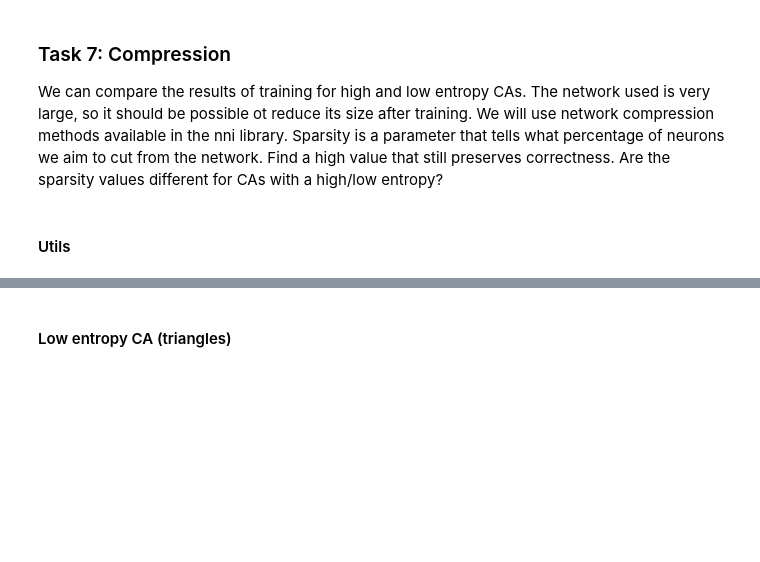
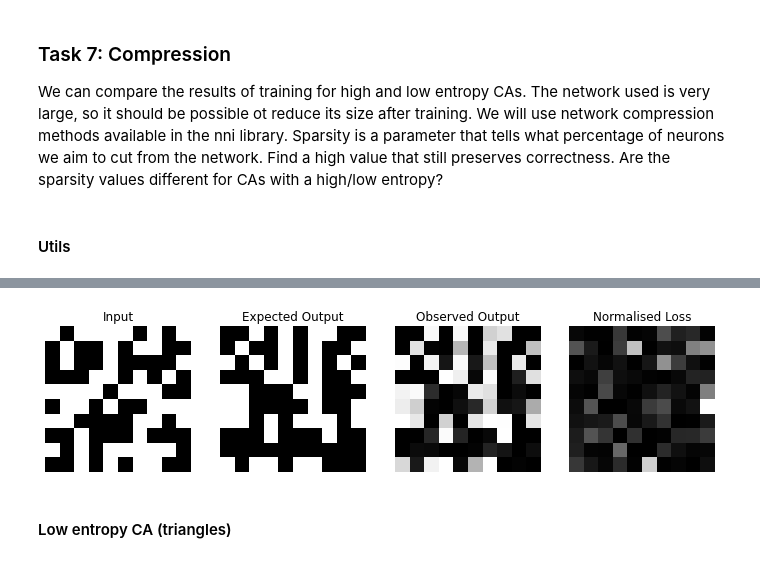
Before and after one commit to luknw/convoca, a Jupyter notebook: lab_cnn_as_ca.ipynb, the cells around one changed output, grey strips where cells are left out. Saved outputs shown, nothing was run; the diff lists cells and outputs as text; code cells hidden in the pictures; blank space fills up the shorter version.

```diff
--- a/lab_cnn_as_ca.ipynb
+++ b/lab_cnn_as_ca.ipynb
@@ -479,0 +504,3 @@ display_sample_output(ca, m)
+# %%
+display_sample_output(ca, m, use_glider=False)
+# %% [output]
@@ -480,3 +508,4 @@ display_sample_output(ca, m)
+[figure, added]
 # %% [markdown]
 #### Low entropy CA (triangles)
 # %%
```
Also changed, not shown: parts of 24 cells of this notebook, 2 other files.
